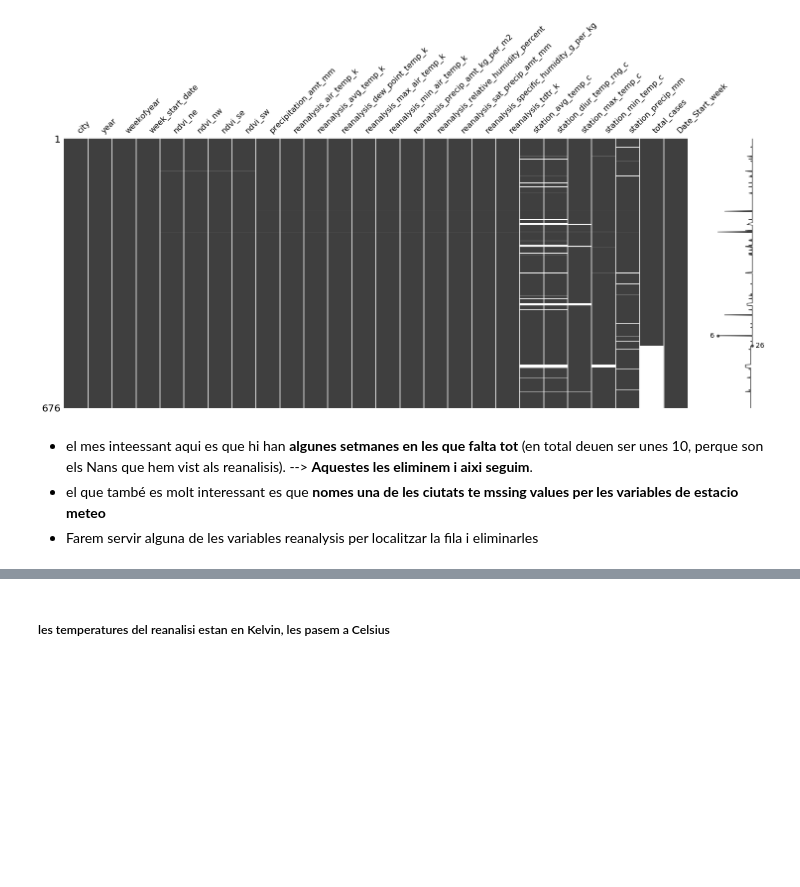
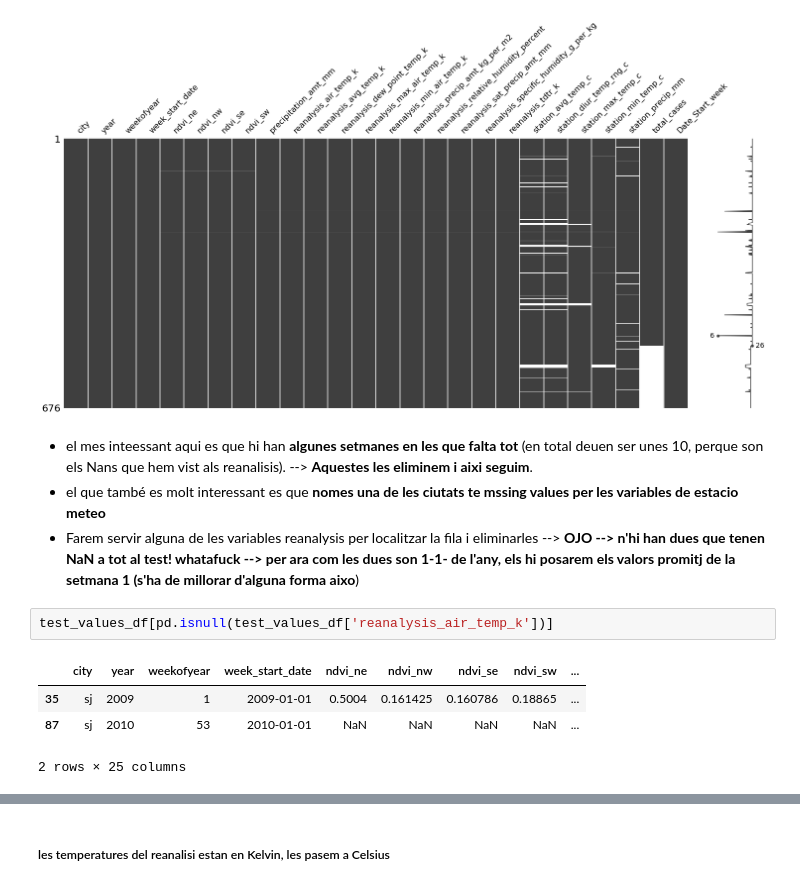
Before and after one commit to PCerralbo/Dengue_Driven, a Jupyter notebook: Denge_Exploratory_Filling_NaN.ipynb, the cells around one changed output, grey strips where cells are left out. Drawn from its saved outputs; the diff is of its cells as text; blank space fills up the shorter version.

```diff
--- a/Denge_Exploratory_Filling_NaN.ipynb
+++ b/Denge_Exploratory_Filling_NaN.ipynb
@@ -188,4 +192,11 @@ plt.show()
 # %% [markdown]
 * el mes inteessant aqui es que hi han **algunes setmanes en les que falta tot** (en total deuen ser unes 10, perque son els Nans que hem vist als reanalisis). --> **Aquestes les eliminem i aixi seguim**.
 * el que també es molt interessant es que **nomes una de les ciutats te mssing values per les variables de estacio meteo**
-* Farem servir alguna de les variables reanalysis per localitzar la fila i eliminarles
+* Farem servir alguna de les variables reanalysis per localitzar la fila i eliminarles --> **OJO --> n'hi han dues que tenen NaN a tot al test! whatafuck --> per ara com les dues son 1-1- de l'any, els hi posarem els valors promitj de la setmana 1 (s'ha de millorar d'alguna forma aixo**)
+# %%
+test_values_df[pd.isnull(test_values_df['reanalysis_air_temp_k'])]
+# %% [output]
+|  | city | year | weekofyear | week_start_date | ndvi_ne | ndvi_nw | ndvi_se | ndvi_sw | ... |
+| 35 | sj | 2009 | 1 | 2009-01-01 | 0.5004 | 0.161425 | 0.160786 | 0.18865 | ... |
+| 87 | sj | 2010 | 53 | 2010-01-01 | NaN | NaN | NaN | NaN | ... |
+2 rows × 25 columns
```
Also changed, not shown: parts of 24 cells of this notebook.
